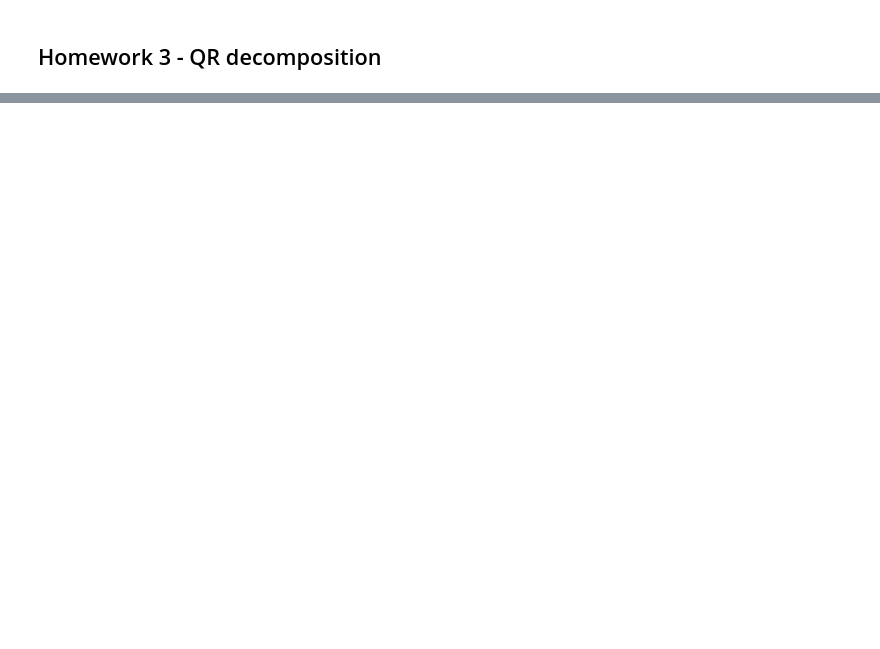
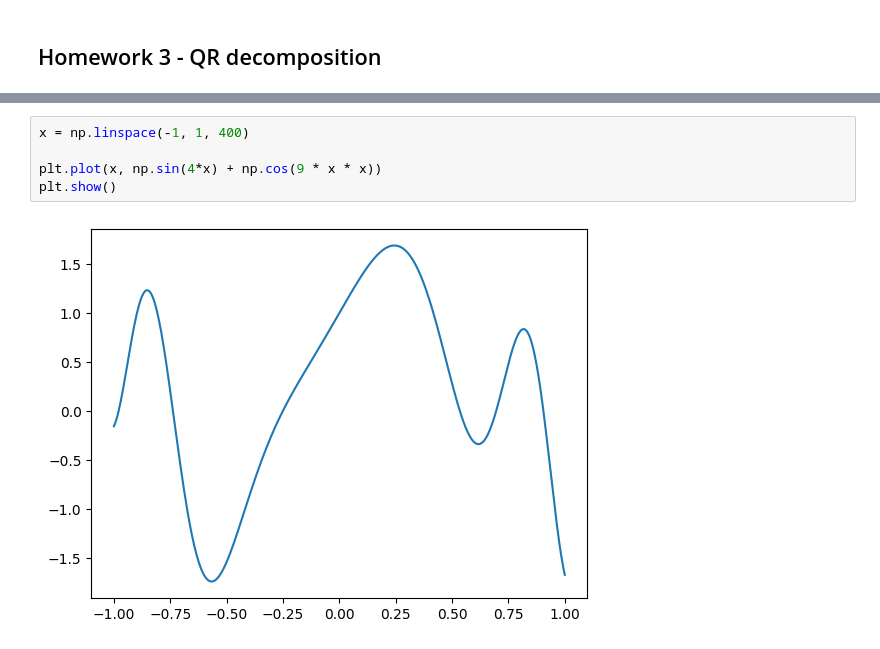
Before and after one commit to joaompereira/joaompereira.github.io, a Jupyter notebook: uploads/ALA24_notebook_QR.ipynb, the cells around one changed output, grey strips where cells are left out. Cells and saved outputs as stored; diff of their text form; blank space fills up the shorter version.

```diff
--- a/uploads/ALA24_notebook_QR.ipynb
+++ b/uploads/ALA24_notebook_QR.ipynb
@@ -57,0 +91,7 @@ for i, alg in enumerate([scp.linalg.qr, QR_by_Gram_Schmidt_Orthogonalization]):
+# %%
+x = np.linspace(-1, 1, 400)
+
+plt.plot(x, np.sin(4*x) + np.cos(9 * x * x))
+plt.show()
+# %% [output]
+[figure, added]
```
Also changed, not shown: parts of 18 cells of this notebook, 11 other files.
